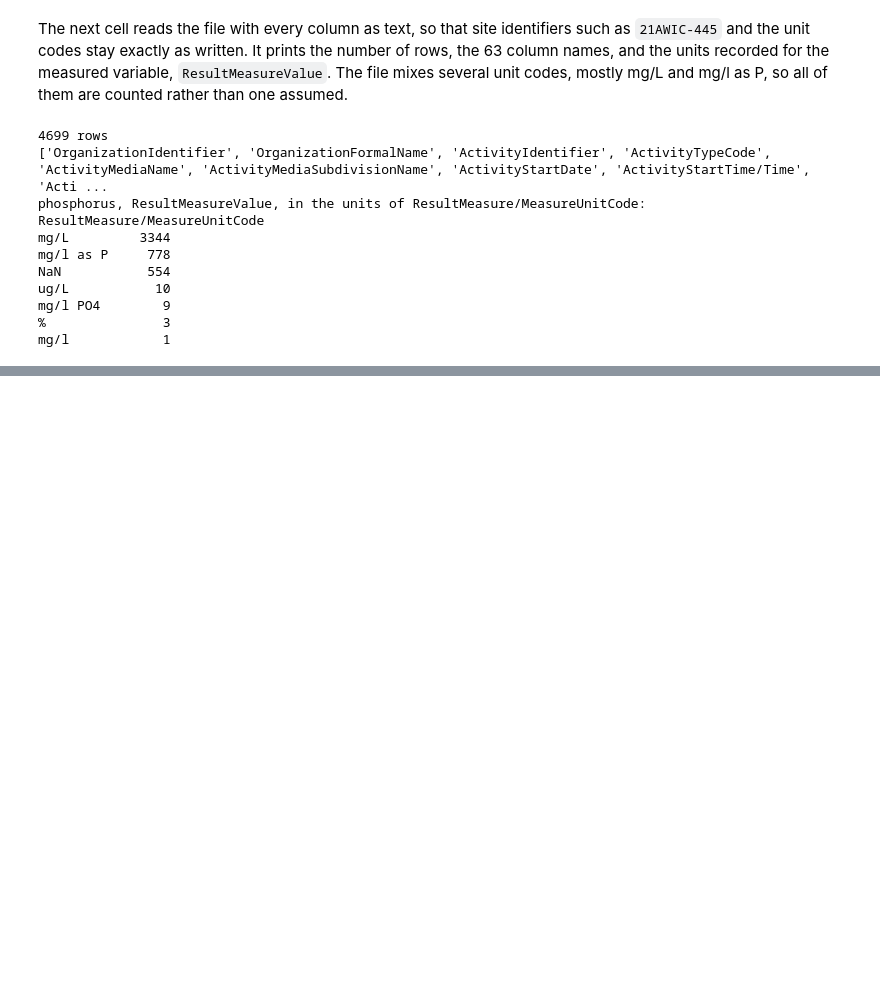
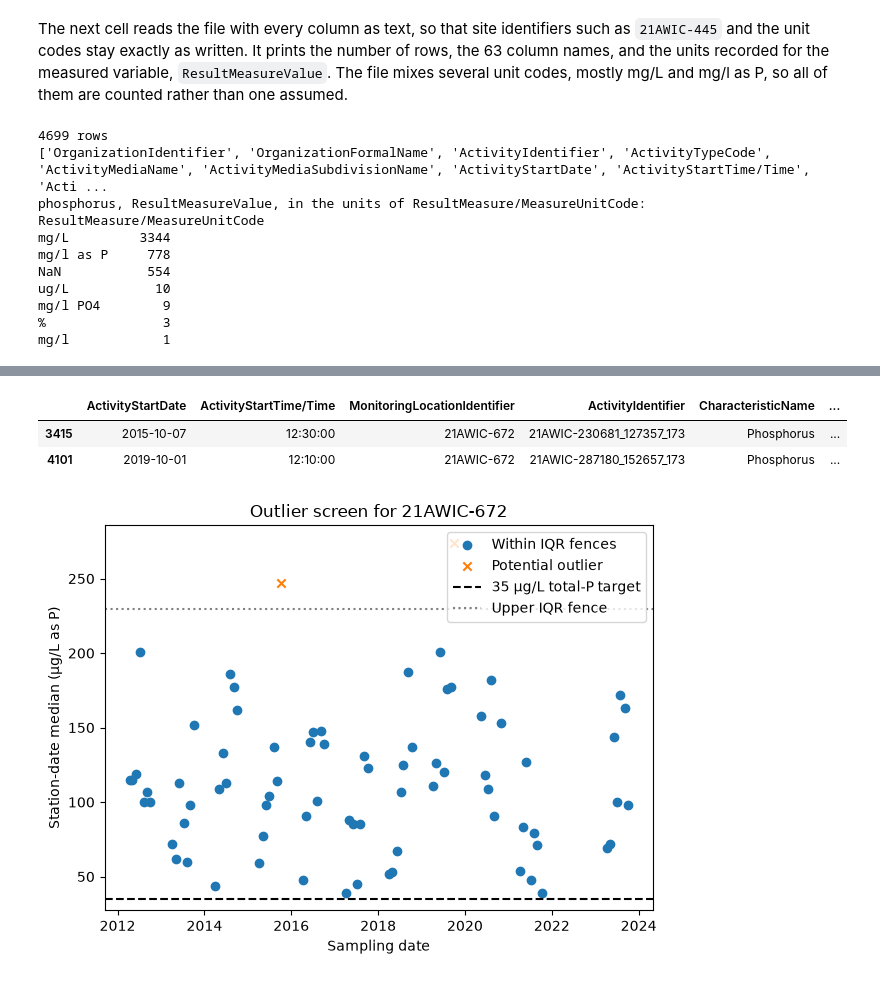
Before and after one commit to jlsouth1/chem527_project, a Jupyter notebook: topic.ipynb, the cells around one changed output, grey strips where cells are left out. Drawn from its saved outputs; the diff is of its cells as text; code cells hidden in the pictures; blank space fills up the shorter version.

```diff
--- a/topic.ipynb
+++ b/topic.ipynb
@@ -28,0 +891,74 @@ mg/l            1
+# %%
+dates_to_check = ["2015-10-07", "2019-10-01"]
+
+raw_station_check = data.loc[
+    data["MonitoringLocationIdentifier"].eq("21AWIC-672")
+    & data["ActivityStartDate"].isin(dates_to_check)
+].copy()
+
+raw_columns = [
+    "ActivityStartDate",
+    "ActivityStartTime/Time",
+    "MonitoringLocationIdentifier",
+    "ActivityIdentifier",
+    "CharacteristicName",
+    "ResultMeasureValue",
+    "ResultMeasure/MeasureUnitCode",
+    "ResultSampleFractionText",
+    "ResultDetectionConditionText",
+    "MeasureQualifierCode",
+    "ResultStatusIdentifier",
+    "ResultAnalyticalMethod/MethodName",
+    "ResultAnalyticalMethod/MethodIdentifier",
+    "LaboratoryName",
+    "DetectionQuantitationLimitMeasure/MeasureValue",
+    "DetectionQuantitationLimitMeasure/MeasureUnitCode",
+    "ResultCommentText",
+]
+
+raw_station_check[raw_columns].sort_values(
+    ["ActivityStartDate", "ActivityIdentifier"]
+)
+# %% [output]
+|  | ActivityStartDate | ActivityStartTime/Time | MonitoringLocationIdentifier | ActivityIdentifier | CharacteristicName | ... |
+| 3415 | 2015-10-07 | 12:30:00 | 21AWIC-672 | 21AWIC-230681_127357_173 | Phosphorus | ... |
+| 4101 | 2019-10-01 | 12:10:00 | 21AWIC-672 | 21AWIC-287180_152657_173 | Phosphorus | ... |
+# %%
+fig, ax = plt.subplots()
+
+regular_dates = outlier_data.loc[~outlier_data["potential_outlier"]]
+flagged_dates = outlier_data.loc[outlier_data["potential_outlier"]]
+
+ax.scatter(
+    pd.to_datetime(regular_dates["ActivityStartDate"]),
+    regular_dates["station_date_median_ug_p_l"],
+    marker="o",
+    label="Within IQR fences",
+)
+ax.scatter(
+    pd.to_datetime(flagged_dates["ActivityStartDate"]),
+    flagged_dates["station_date_median_ug_p_l"],
+    marker="x",
+    label="Potential outlier",
+)
+ax.axhline(
+    y=35,
+    color="black",
+    linestyle="--",
+    label="35 µg/L total-P target",
+)
+ax.axhline(
+    y=upper_fence,
+    color="gray",
+    linestyle=":",
+    label="Upper IQR fence",
+)
+
+ax.set_xlabel("Sampling date")
+ax.set_ylabel("Station-date median (µg/L as P)")
+ax.set_title(f"Outlier screen for {station_to_check}")
+ax.legend()
+fig.tight_layout()
+plt.show()
+# %% [output]
+[figure, added]
```
Also changed, not shown: parts of 33 cells of this notebook, 4 other files.
